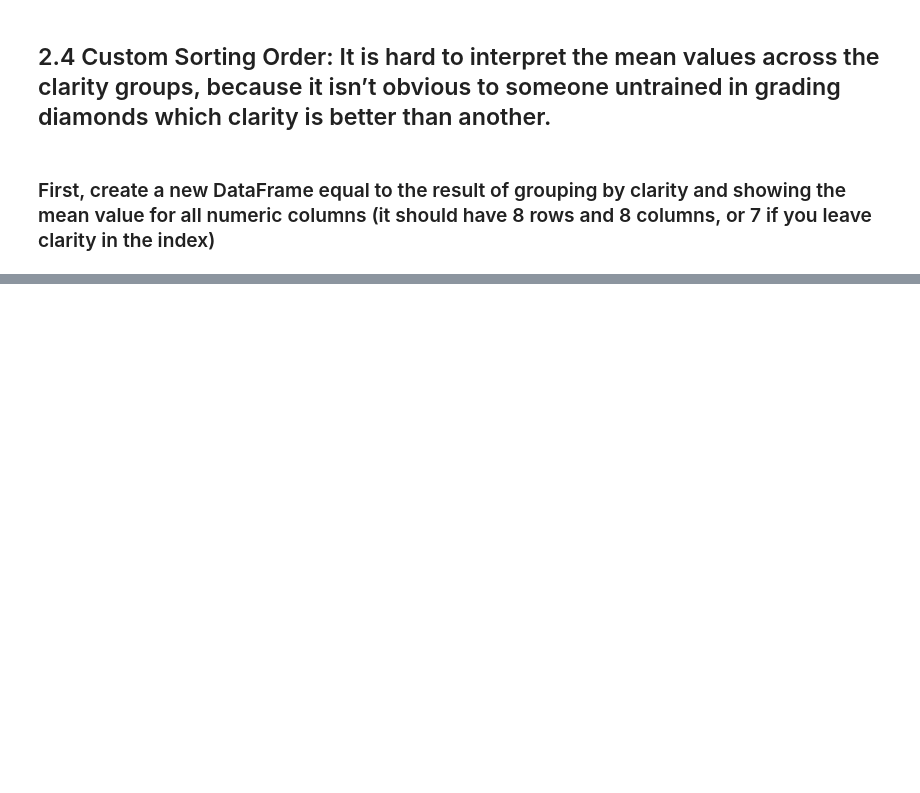
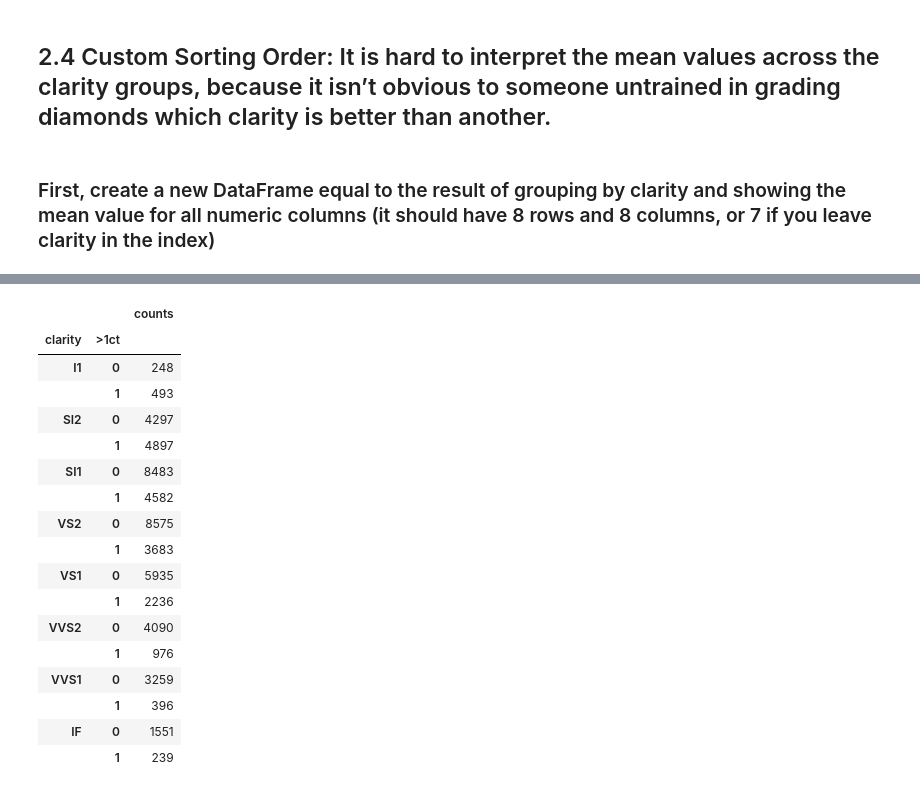
Before and after one commit to jballesterosc/uchicago-mpp, a Jupyter notebook: 3_spring_2026/data_programming/skills-psets/W6.ipynb, the cells around one changed output, grey strips where cells are left out. Cells and saved outputs as stored; diff of their text form; code cells hidden in the pictures; blank space fills up the shorter version.

```diff
--- a/3_spring_2026/data_programming/skills-psets/W6.ipynb
+++ b/3_spring_2026/data_programming/skills-psets/W6.ipynb
@@ -149,0 +302,23 @@ df.groupby("clarity")["price"].agg(Mean=("Price", "count")).reset_index()
+# %%
+counts = counts[["carat"]].rename(columns={"carat": "counts"})
+# %%
+counts
+# %% [output]
+|  |  | counts |
+| clarity | >1ct |  |
+| I1 | 0 | 248 |
+|  | 1 | 493 |
+| SI2 | 0 | 4297 |
+|  | 1 | 4897 |
+| SI1 | 0 | 8483 |
+|  | 1 | 4582 |
+| VS2 | 0 | 8575 |
+|  | 1 | 3683 |
+| VS1 | 0 | 5935 |
+|  | 1 | 2236 |
+| VVS2 | 0 | 4090 |
+|  | 1 | 976 |
+| VVS1 | 0 | 3259 |
+|  | 1 | 396 |
+| IF | 0 | 1551 |
+|  | 1 | 239 |
```
Also changed, not shown: parts of 29 cells of this notebook.
